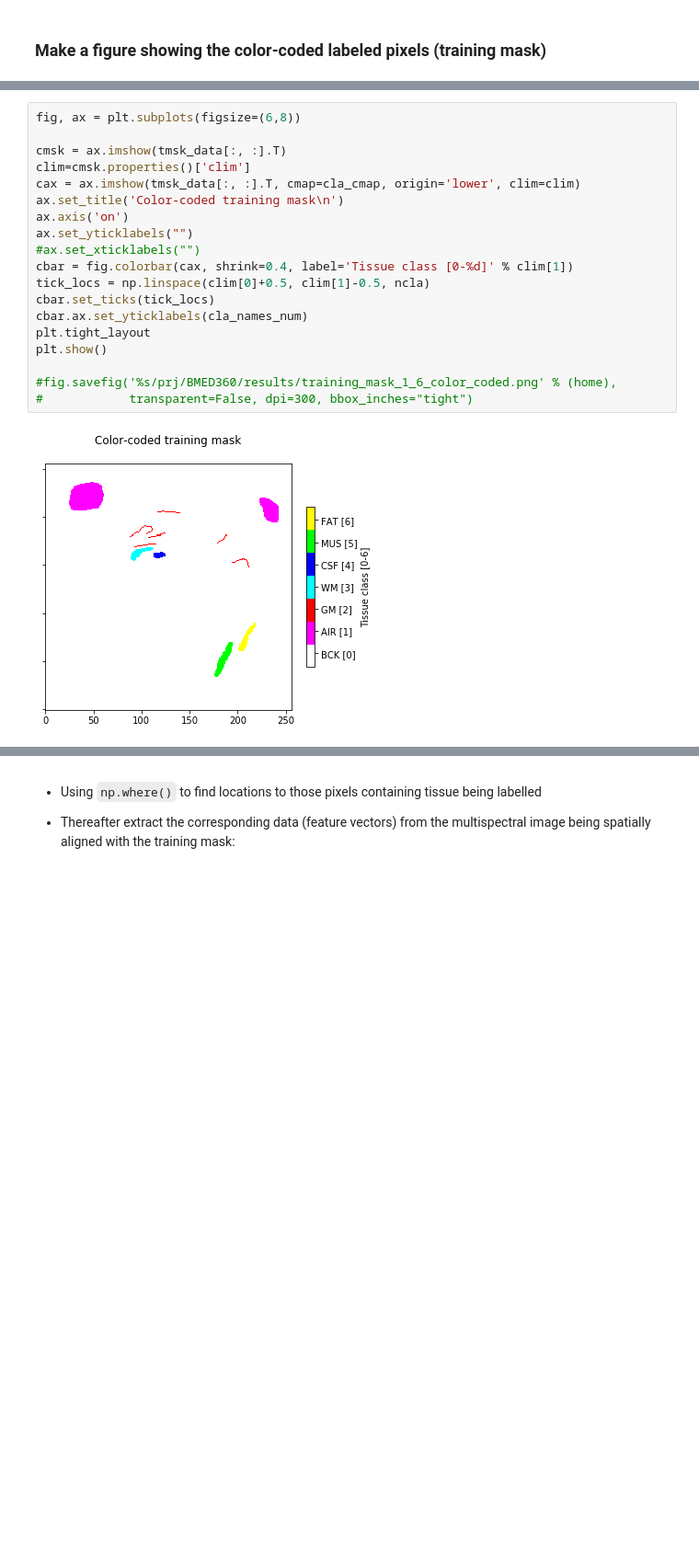
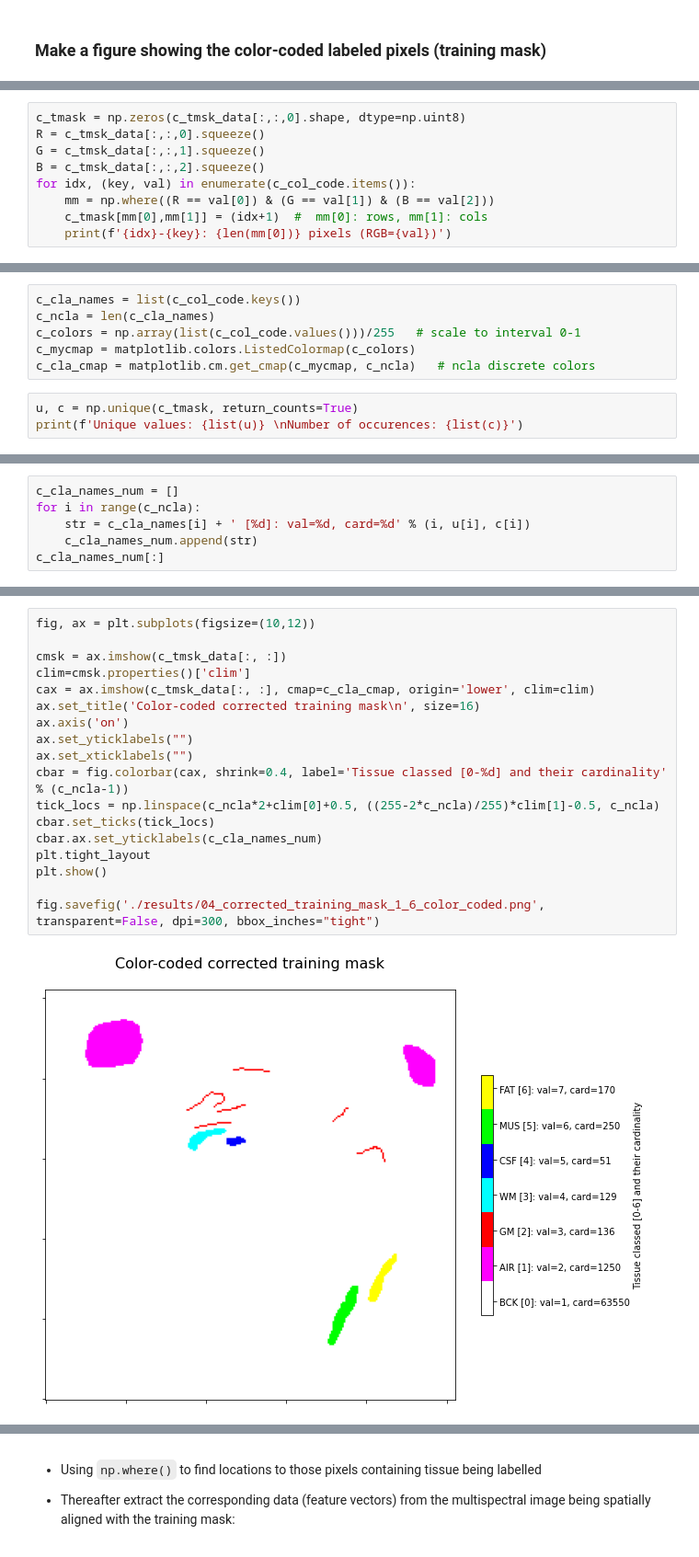
Before and after one commit to computational-medicine/BMED360-2021, a Jupyter notebook: Lab2-ML-tissue-classification/04-mri-knn-tissue-classification.ipynb, the cells around one changed output, grey strips where cells are left out. Shown at 92% size. Saved outputs shown, nothing was run; the diff lists cells and outputs as text; blank space fills up the shorter version.

Commit message:
adjusted 04-mri-knn-tissue-clasification to work on colab

```diff
--- a/Lab2-ML-tissue-classification/04-mri-knn-tissue-classification.ipynb
+++ b/Lab2-ML-tissue-classification/04-mri-knn-tissue-classification.ipynb
@@ -268,0 +529,9 @@ cla_names_num
+# %%
+c_tmask = np.zeros(c_tmsk_data[:,:,0].shape, dtype=np.uint8)
+R = c_tmsk_data[:,:,0].squeeze()
+G = c_tmsk_data[:,:,1].squeeze()
+B = c_tmsk_data[:,:,2].squeeze()
+for idx, (key, val) in enumerate(c_col_code.items()):
+    mm = np.where((R == val[0]) & (G == val[1]) & (B == val[2]))
+    c_tmask[mm[0],mm[1]] = (idx+1)  #  mm[0]: rows, mm[1]: cols
+    print(f'{idx}-{key}: {len(mm[0])} pixels (RGB={val})')
@@ -268,0 +548,9 @@ cla_names_num
+# %%
+c_cla_names = list(c_col_code.keys())
+c_ncla = len(c_cla_names)
+c_colors = np.array(list(c_col_code.values()))/255   # scale to interval 0-1
+c_mycmap = matplotlib.colors.ListedColormap(c_colors)
+c_cla_cmap = matplotlib.cm.get_cmap(c_mycmap, c_ncla)   # ncla discrete colors
+# %%
+u, c = np.unique(c_tmask, return_counts=True)
+print(f'Unique values: {list(u)} \nNumber of occurences: {list(c)}')
@@ -268,0 +560,6 @@ cla_names_num
+# %%
+c_cla_names_num = []
+for i in range(c_ncla):
+    str = c_cla_names[i] + ' [%d]: val=%d, card=%d' % (i, u[i], c[i])
+    c_cla_names_num.append(str)
+c_cla_names_num[:]
@@ -269,22 +574,21 @@ cla_names_num
 # %%
-fig, ax = plt.subplots(figsize=(6,8))
+fig, ax = plt.subplots(figsize=(10,12))
 
-cmsk = ax.imshow(tmsk_data[:, :].T)
+cmsk = ax.imshow(c_tmsk_data[:, :])
 clim=cmsk.properties()['clim']
-cax = ax.imshow(tmsk_data[:, :].T, cmap=cla_cmap, origin='lower', clim=clim)
-ax.set_title('Color-coded training mask\n')
+cax = ax.imshow(c_tmsk_data[:, :], cmap=c_cla_cmap, origin='lower', clim=clim)
+ax.set_title('Color-coded corrected training mask\n', size=16)
 ax.axis('on')
 ax.set_yticklabels("")
-#ax.set_xticklabels("")
-cbar = fig.colorbar(cax, shrink=0.4, label='Tissue class [0-%d]' % clim[1])
-tick_locs = np.linspace(clim[0]+0.5, clim[1]-0.5, ncla)
+ax.set_xticklabels("")
+cbar = fig.colorbar(cax, shrink=0.4, label='Tissue classed [0-%d] and their cardinality' % (c_ncla-1))
+tick_locs = np.linspace(c_ncla*2+clim[0]+0.5, ((255-2*c_ncla)/255)*clim[1]-0.5, c_ncla)
 cbar.set_ticks(tick_locs)
-cbar.ax.set_yticklabels(cla_names_num)
+cbar.ax.set_yticklabels(c_cla_names_num)
 plt.tight_layout
 plt.show()
 
-#fig.savefig('%s/prj/BMED360/results/training_mask_1_6_color_coded.png' % (home),
-#            transparent=False, dpi=300, bbox_inches="tight")
+fig.savefig('./results/04_corrected_training_mask_1_6_color_coded.png', transparent=False, dpi=300, bbox_inches="tight")
 # %% [output]
-[figure, old version]
+[figure, new version]
 # %% [markdown]
```
Also changed, not shown: parts of 81 cells of this notebook, 15 other files.
